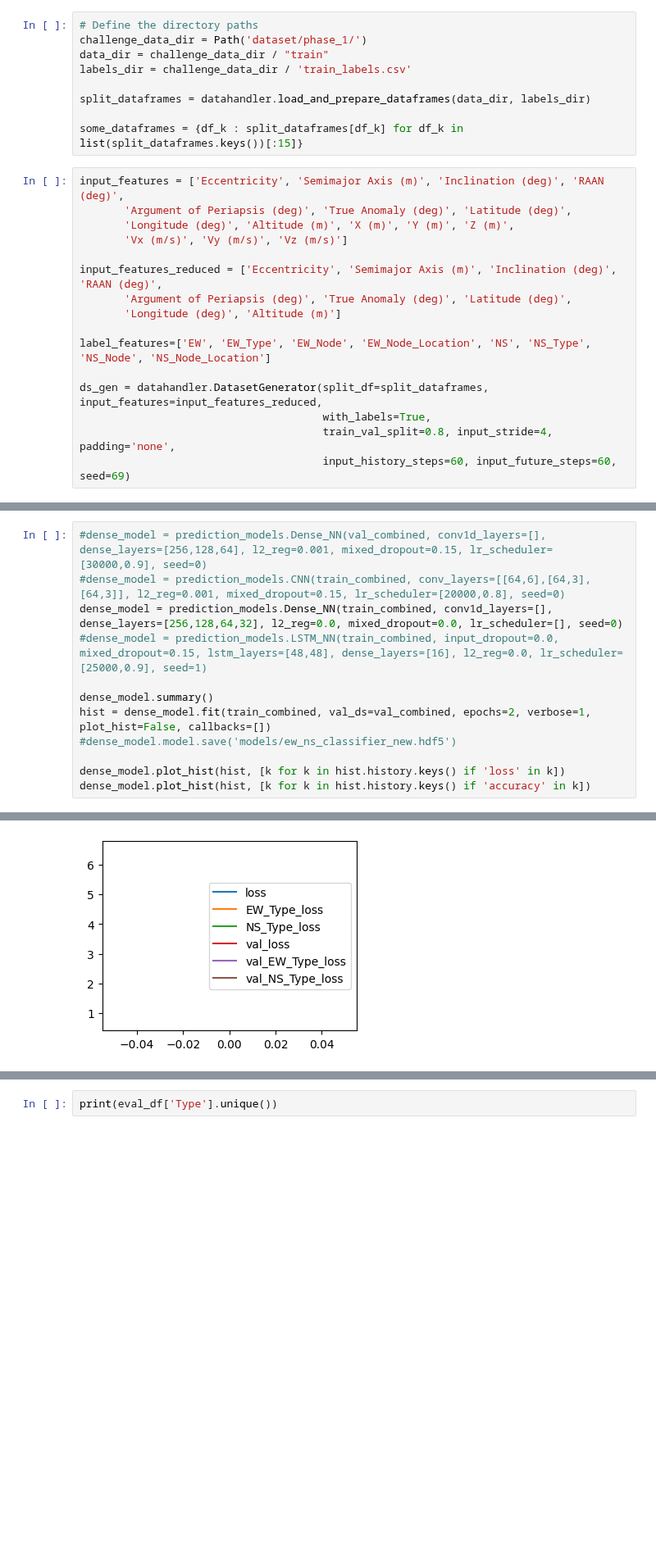
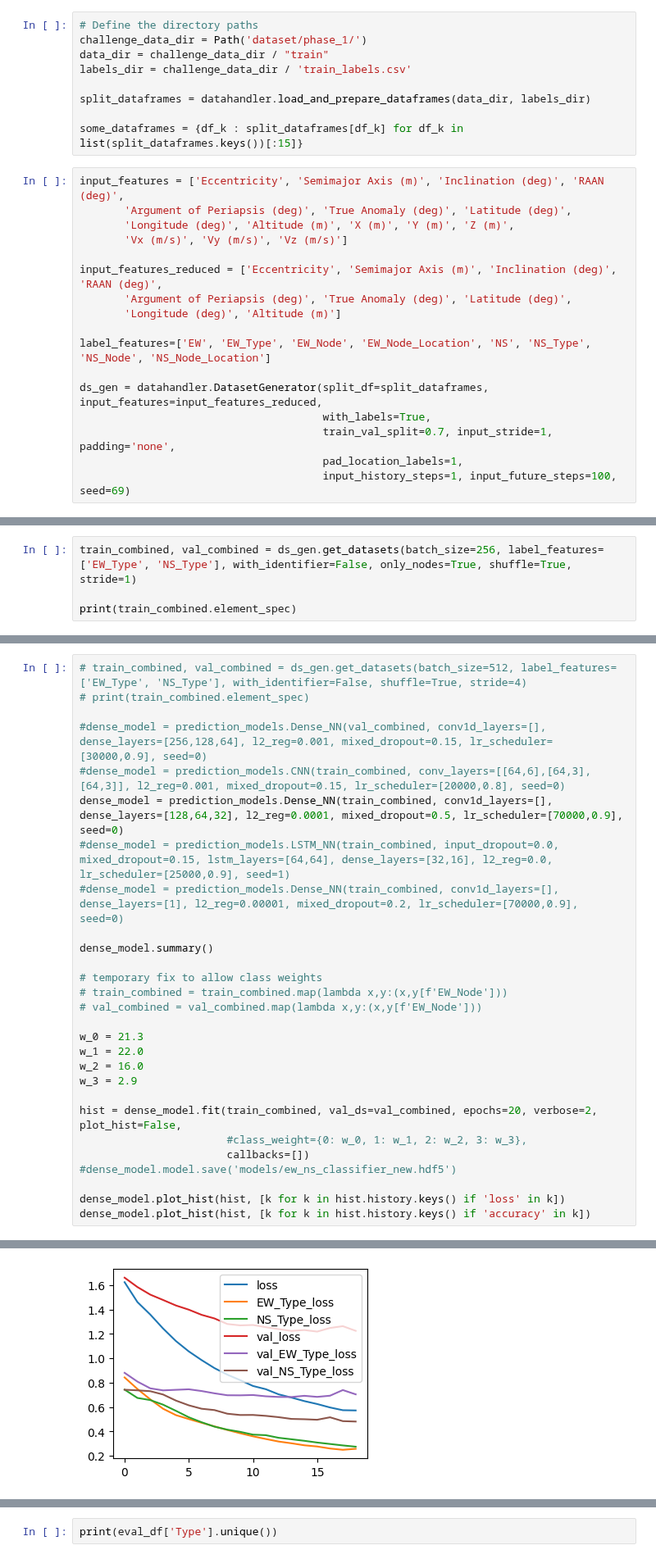
Before and after one commit to DavidBaldsiefen/splid-challenge, a Jupyter notebook: node_classifier.ipynb, the cells around one changed output, grey strips where cells are left out. Shown at 82% size. Cells and saved outputs as stored; diff of their text form; blank space fills up the shorter version.

```diff
--- a/node_classifier.ipynb
+++ b/node_classifier.ipynb
@@ -37,8 +38,9 @@ label_features=['EW', 'EW_Type', 'EW_Node', 'EW_Node_Location', 'NS', 'NS_Type',
 
 ds_gen = datahandler.DatasetGenerator(split_df=split_dataframes, input_features=input_features_reduced,
                                       with_labels=True,
-                                      train_val_split=0.8, input_stride=4, padding='none',
-                                      input_history_steps=60, input_future_steps=60, seed=69)
+                                      train_val_split=0.7, input_stride=1, padding='none',
+                                      pad_location_labels=1,
+                                      input_history_steps=1, input_future_steps=100, seed=69)
 # %% [output]
 =========================Creating Generator=======================
 Seed: 69
@@ -61,0 +54,4 @@ print(train_combined.element_spec)
+# %%
+train_combined, val_combined = ds_gen.get_datasets(batch_size=256, label_features=['EW_Type', 'NS_Type'], with_identifier=False, only_nodes=True, shuffle=True, stride=1)
+
+print(train_combined.element_spec)
@@ -62,11 +80,27 @@ print(train_combined.element_spec)
 # %%
+# train_combined, val_combined = ds_gen.get_datasets(batch_size=512, label_features=['EW_Type', 'NS_Type'], with_identifier=False, shuffle=True, stride=4)
+# print(train_combined.element_spec)
+
 #dense_model = prediction_models.Dense_NN(val_combined, conv1d_layers=[], dense_layers=[256,128,64], l2_reg=0.001, mixed_dropout=0.15, lr_scheduler=[30000,0.9], seed=0)
 #dense_model = prediction_models.CNN(train_combined, conv_layers=[[64,6],[64,3],[64,3]], l2_reg=0.001, mixed_dropout=0.15, lr_scheduler=[20000,0.8], seed=0)
-dense_model = prediction_models.Dense_NN(train_combined, conv1d_layers=[], dense_layers=[256,128,64,32], l2_reg=0.0, mixed_dropout=0.0, lr_scheduler=[], seed=0)
-#dense_model = prediction_models.LSTM_NN(train_combined, input_dropout=0.0, mixed_dropout=0.15, lstm_layers=[48,48], dense_layers=[16], l2_reg=0.0, lr_scheduler=[25000,0.9], seed=1)
+dense_model = prediction_models.Dense_NN(train_combined, conv1d_layers=[], dense_layers=[128,64,32], l2_reg=0.0001, mixed_dropout=0.5, lr_scheduler=[70000,0.9], seed=0)
+#dense_model = prediction_models.LSTM_NN(train_combined, input_dropout=0.0, mixed_dropout=0.15, lstm_layers=[64,64], dense_layers=[32,16], l2_reg=0.0, lr_scheduler=[25000,0.9], seed=1)
+#dense_model = prediction_models.Dense_NN(train_combined, conv1d_layers=[], dense_layers=[1], l2_reg=0.00001, mixed_dropout=0.2, lr_scheduler=[70000,0.9], seed=0)
 
 dense_model.summary()
-hist = dense_model.fit(train_combined, val_ds=val_combined, epochs=2, verbose=1, plot_hist=False, callbacks=[])
+
+# temporary fix to allow class weights
+# train_combined = train_combined.map(lambda x,y:(x,y[f'EW_Node']))
+# val_combined = val_combined.map(lambda x,y:(x,y[f'EW_Node']))
+
+w_0 = 21.3
+w_1 = 22.0
+w_2 = 16.0
+w_3 = 2.9
+
+hist = dense_model.fit(train_combined, val_ds=val_combined, epochs=20, verbose=2, plot_hist=False,
+                       #class_weight={0: w_0, 1: w_1, 2: w_2, 3: w_3},
+                       callbacks=[])
 #dense_model.model.save('models/ew_ns_classifier_new.hdf5')
 
 dense_model.plot_hist(hist, [k for k in hist.history.keys() if 'loss' in k])
@@ -105 +126 @@ Evaluating model:
-[figure, old version]
+[figure, new version]
```
Also changed, not shown: parts of 20 cells of this notebook, 6 other files.
